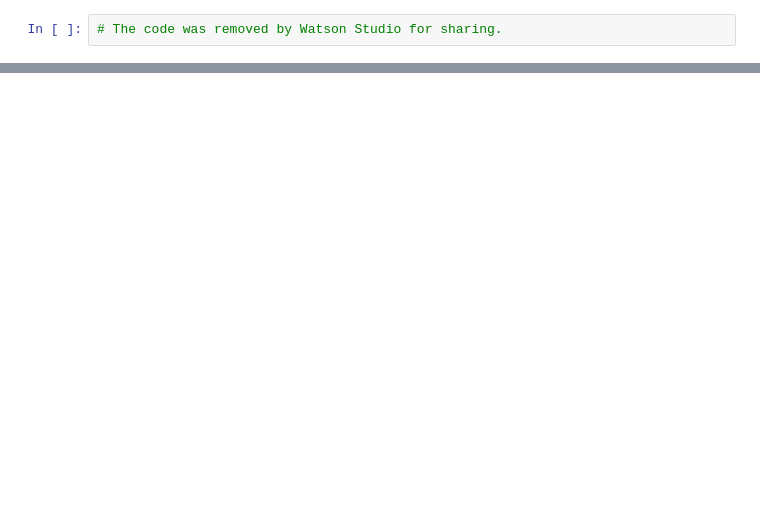
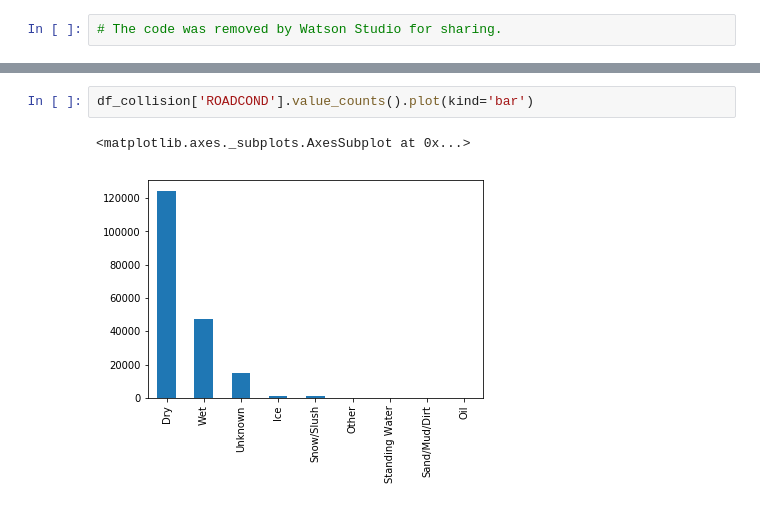
Before and after one commit to AmaniKhal/Coursera_Capstone, a Jupyter notebook: capstone project.ipynb, the cells around one changed output, grey strips where cells are left out. Drawn from its saved outputs; the diff is of its cells as text; blank space fills up the shorter version.

```diff
--- a/capstone project.ipynb
+++ b/capstone project.ipynb
@@ -33,0 +106,5 @@ df_data_collision.head()
+# %%
+df_collision['ROADCOND'].value_counts().plot(kind='bar')
+# %% [output]
+<matplotlib.axes._subplots.AxesSubplot at 0x...>
+[figure, added]
```
Also changed, not shown: parts of 56 cells of this notebook.
